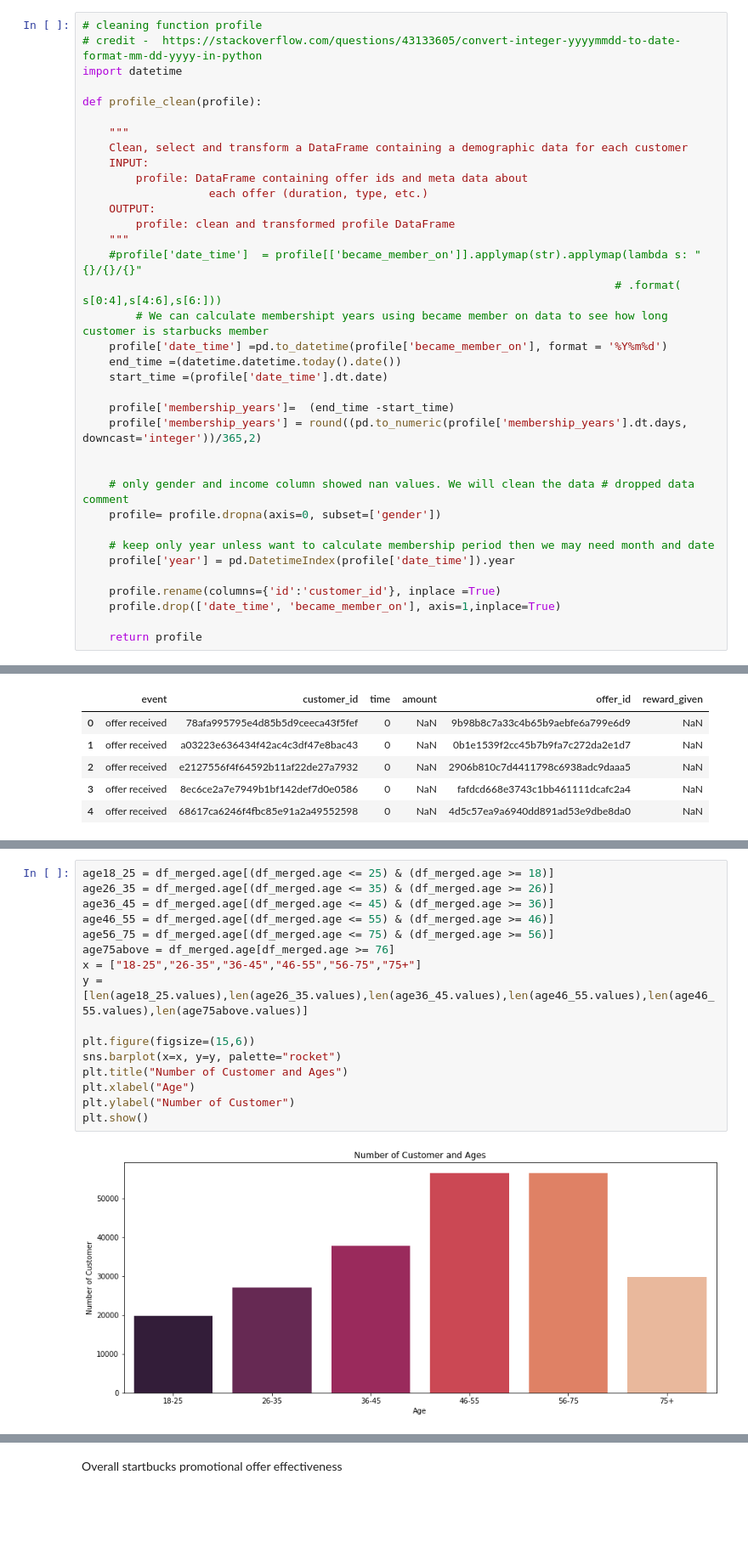
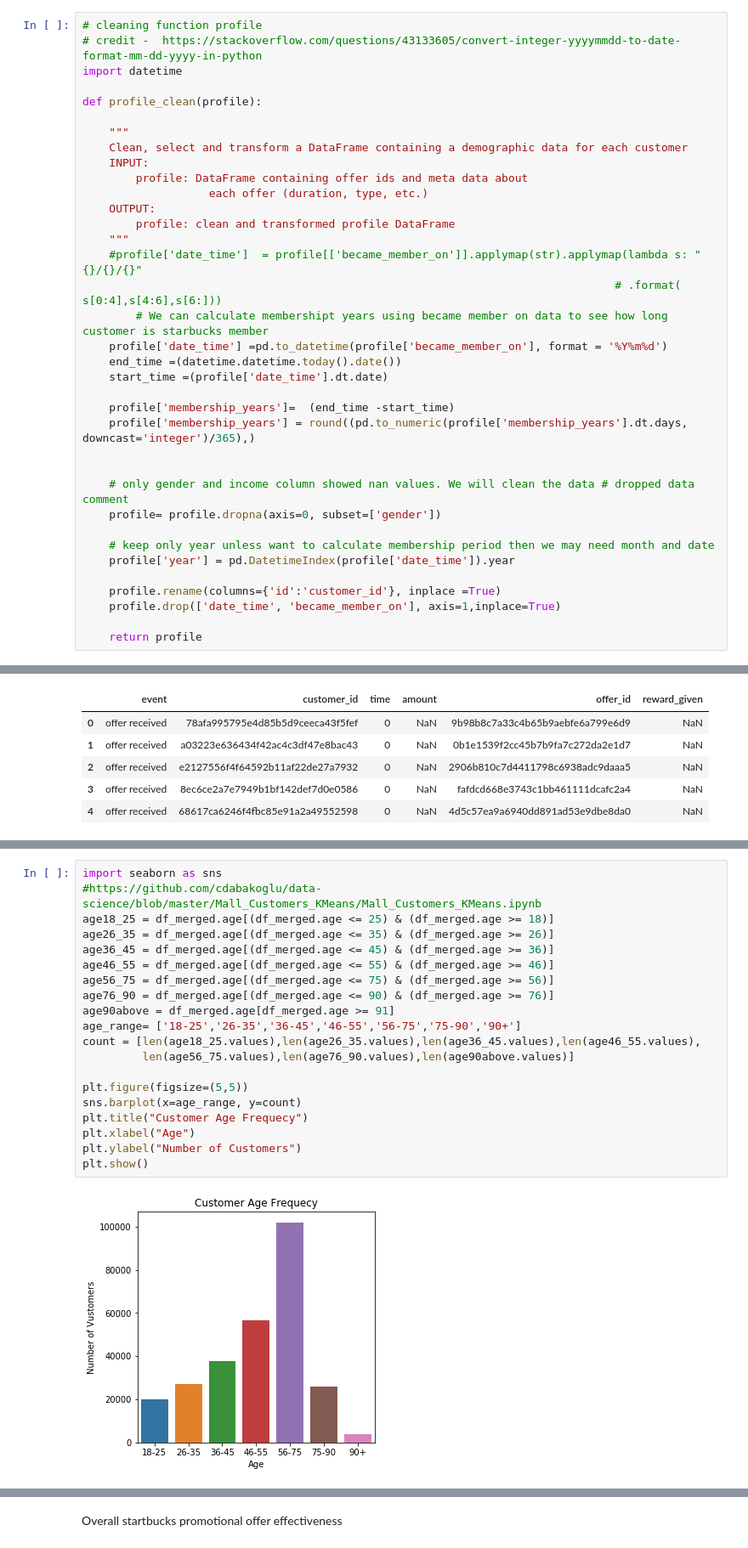
Before and after one commit to sharvaridhote/DataScience-Capstone-Udacity, a Jupyter notebook: Starbuck_Challange_Capstone_final.ipynb, the cells around one changed output, grey strips where cells are left out. Shown: that part at 85% size. Saved outputs shown, nothing was run; the diff lists cells and outputs as text; blank space fills up the shorter version.

Commit message:
completed segmentation
1. EDA completed
2. cleaned and changed repeated task to function
3. seaborn plots to be updated

```diff
--- a/Starbuck_Challange_Capstone_final.ipynb
+++ b/Starbuck_Challange_Capstone_final.ipynb
@@ -249,7 +221,7 @@ def profile_clean(profile):
     start_time =(profile['date_time'].dt.date)
 
     profile['membership_years']=  (end_time -start_time)
-    profile['membership_years'] = round((pd.to_numeric(profile['membership_years'].dt.days, downcast='integer'))/365,2)
+    profile['membership_years'] = round((pd.to_numeric(profile['membership_years'].dt.days, downcast='integer')/365),)
 
 
     # only gender and income column showed nan values. We will clean the data # dropped data comment
@@ -501,18 +550,22 @@ plt.show()
 # %%
+import seaborn as sns
+#https://github.com/cdabakoglu/data-science/blob/master/Mall_Customers_KMeans/Mall_Customers_KMeans.ipynb
 age18_25 = df_merged.age[(df_merged.age <= 25) & (df_merged.age >= 18)]
 age26_35 = df_merged.age[(df_merged.age <= 35) & (df_merged.age >= 26)]
 age36_45 = df_merged.age[(df_merged.age <= 45) & (df_merged.age >= 36)]
 age46_55 = df_merged.age[(df_merged.age <= 55) & (df_merged.age >= 46)]
 age56_75 = df_merged.age[(df_merged.age <= 75) & (df_merged.age >= 56)]
-age75above = df_merged.age[df_merged.age >= 76]
-x = ["18-25","26-35","36-45","46-55","56-75","75+"]
-y = [len(age18_25.values),len(age26_35.values),len(age36_45.values),len(age46_55.values),len(age46_55.values),len(age75above.values)]
+age76_90 = df_merged.age[(df_merged.age <= 90) & (df_merged.age >= 76)]
+age90above = df_merged.age[df_merged.age >= 91]
+age_range= ['18-25','26-35','36-45','46-55','56-75','75-90','90+']
+count = [len(age18_25.values),len(age26_35.values),len(age36_45.values),len(age46_55.values),
+         len(age56_75.values),len(age76_90.values),len(age90above.values)]
 
-plt.figure(figsize=(15,6))
-sns.barplot(x=x, y=y, palette="rocket")
-plt.title("Number of Customer and Ages")
+plt.figure(figsize=(5,5))
+sns.barplot(x=age_range, y=count)
+plt.title("Customer Age Frequecy")
 plt.xlabel("Age")
-plt.ylabel("Number of Customer")
+plt.ylabel("Number of Customers")
 plt.show()
 # %% [output]
-[figure, old version]
+[figure, new version]
```
Also changed, not shown: parts of 105 cells of this notebook, 1 other file.
